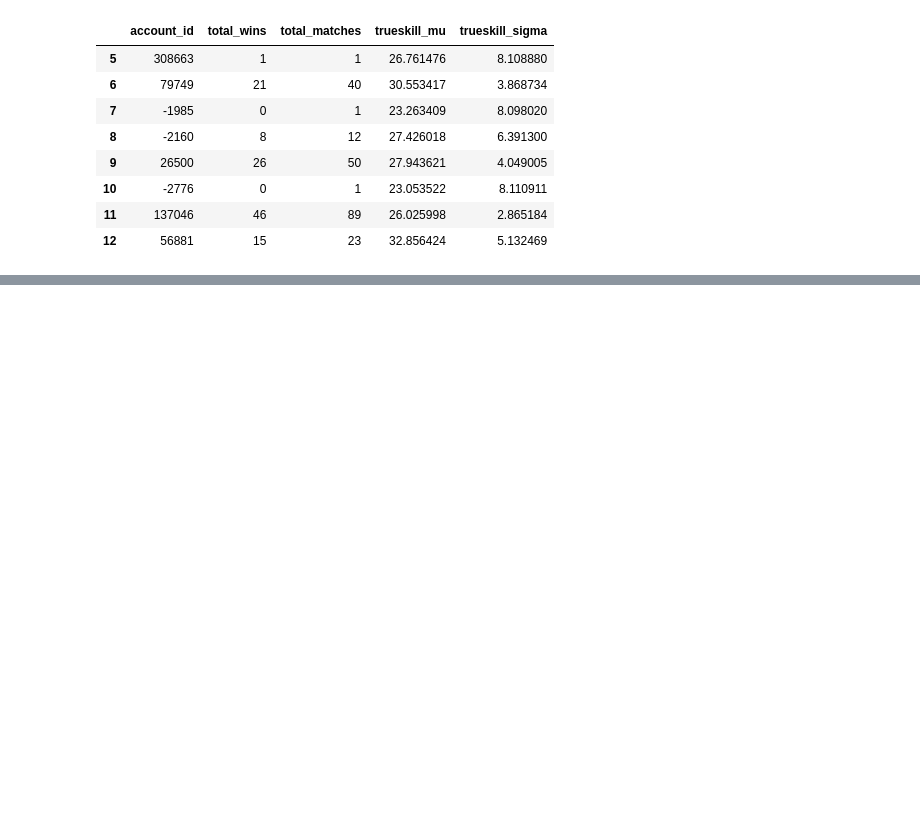
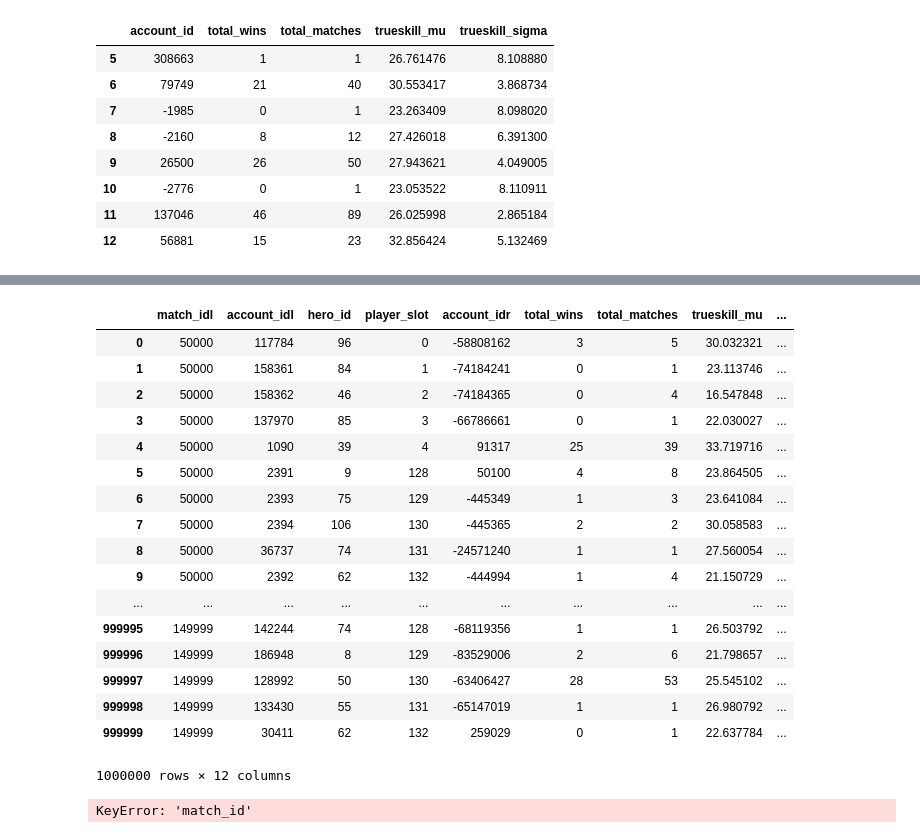
Before and after one commit to itsDZhang/Dota2__Data-Mining, a Jupyter notebook: lineReg.ipynb, the cells around one changed output, grey strips where cells are left out. Drawn from its saved outputs; the diff is of its cells as text; code cells hidden in the pictures; blank space fills up the shorter version.

Commit message:
linear regression

```diff
--- a/lineReg.ipynb
+++ b/lineReg.ipynb
@@ -115,0 +129,26 @@ match_ratings[0:10]
+# %%
+regress = match_ratings.join(match, on = 'match_id', lsuffix = 'l', rsuffix = 'r')
+regress
+# %% [output]
+|  | match_idl | account_idl | hero_id | player_slot | account_idr | total_wins | total_matches | trueskill_mu | ... |
+| 0 | 50000 | 117784 | 96 | 0 | -58808162 | 3 | 5 | 30.032321 | ... |
+| 1 | 50000 | 158361 | 84 | 1 | -74184241 | 0 | 1 | 23.113746 | ... |
+| 2 | 50000 | 158362 | 46 | 2 | -74184365 | 0 | 4 | 16.547848 | ... |
+| 3 | 50000 | 137970 | 85 | 3 | -66786661 | 0 | 1 | 22.030027 | ... |
+| 4 | 50000 | 1090 | 39 | 4 | 91317 | 25 | 39 | 33.719716 | ... |
+| 5 | 50000 | 2391 | 9 | 128 | 50100 | 4 | 8 | 23.864505 | ... |
+| 6 | 50000 | 2393 | 75 | 129 | -445349 | 1 | 3 | 23.641084 | ... |
+| 7 | 50000 | 2394 | 106 | 130 | -445365 | 2 | 2 | 30.058583 | ... |
+| 8 | 50000 | 36737 | 74 | 131 | -24571240 | 1 | 1 | 27.560054 | ... |
+| 9 | 50000 | 2392 | 62 | 132 | -444994 | 1 | 4 | 21.150729 | ... |
+| ... | ... | ... | ... | ... | ... | ... | ... | ... | ... |
+| 999995 | 149999 | 142244 | 74 | 128 | -68119356 | 1 | 1 | 26.503792 | ... |
+| 999996 | 149999 | 186948 | 8 | 129 | -83529006 | 2 | 6 | 21.798657 | ... |
+| 999997 | 149999 | 128992 | 50 | 130 | -63406427 | 28 | 53 | 25.545102 | ... |
+| 999998 | 149999 | 133430 | 55 | 131 | -65147019 | 1 | 1 | 26.980792 | ... |
+| 999999 | 149999 | 30411 | 62 | 132 | 259029 | 0 | 1 | 22.637784 | ... |
+1000000 rows × 12 columns
+# %%
+regress.groupby(by = ['match_id', 'radiant']).mean()[['total_wins', 'total_matches', 'trueskill_mu']][0:15]
+# %% [output]
+KeyError: 'match_id'
```
Also changed, not shown: parts of 9 cells of this notebook.
